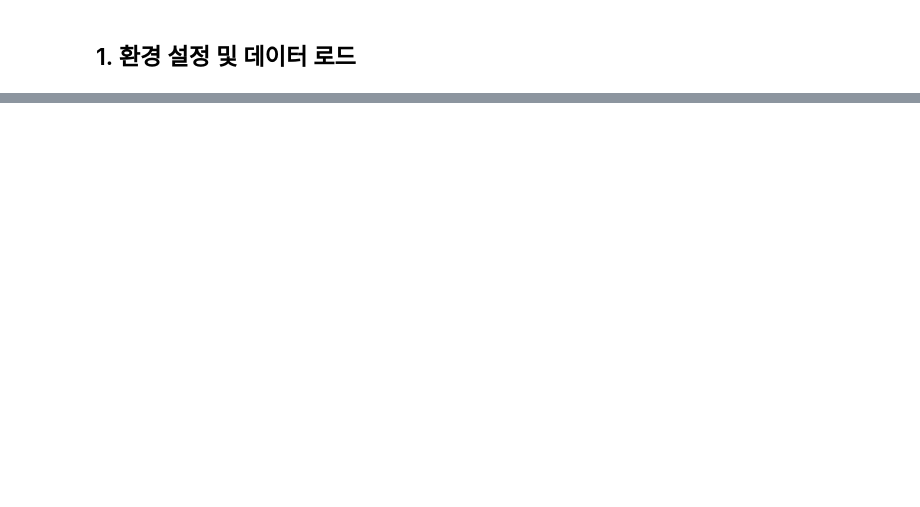
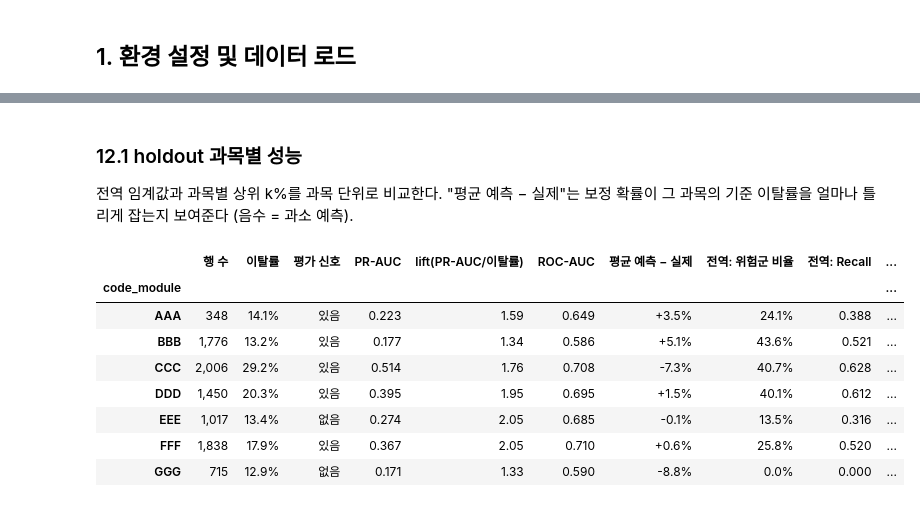
Before and after one commit to KimInSeok-DA/OULAD_Churn_Prediction-Personal, a Jupyter notebook: Notebooks/03_Modeling/01_Baseline_Models.ipynb, the cells around one changed output, grey strips where cells are left out. Drawn from its saved outputs; the diff is of its cells as text; code cells hidden in the pictures; blank space fills up the shorter version.

```diff
--- a/Notebooks/03_Modeling/01_Baseline_Models.ipynb
+++ b/Notebooks/03_Modeling/01_Baseline_Models.ipynb
@@ -854,0 +647,23 @@ CSV_files\모델링\holdout_predictions_n25.csv  (369.8 KB)
+# %%
+if ADOPT_REL:
+    final_term = {name: np.mean(split_scores(name, FINAL_NUM, TERM_SPLITS)) for name in LEARNERS}
+else:
+    final_term = term_table['학기 단위 평균'].to_dict()
+
+rank = pd.DataFrame({
+    'CV PR-AUC 평균': {n: np.mean(fold_pr[n]) for n in LEARNERS},
+    'CV 표준편차': {n: np.std(fold_pr[n]) for n in LEARNERS},
+    '학기 단위 평균': final_term,
+}).sort_values('CV PR-AUC 평균', ascending=False)
+rank['CV 순위'] = range(1, len(rank) + 1)
+rank['학기 단위 순위'] = rank['학기 단위 평균'].rank(ascending=False).astype(int)
+show(rank, {'CV PR-AUC 평균': '{:.4f}', 'CV 표준편차': '{:.4f}', '학기 단위 평균': '{:.4f}'})
+
+CHAMPION, RUNNER_UP = rank.index[0], rank.index[1]
+gap = rank.loc[CHAMPION, 'CV PR-AUC 평균'] - rank.loc[RUNNER_UP, 'CV PR-AUC 평균']
+paired = np.array(fold_pr[CHAMPION]) - np.array(fold_pr[RUNNER_UP])
+print(f'챔피언: {CHAMPION} / 2위: {RUNNER_UP}')
+print(f'차이 {gap:.4f} vs 1위 fold 표준편차 {rank.loc[CHAMPION, "CV 표준편차"]:.4f} → '
+      f'{"구분 가능" if gap >= rank.loc[CHAMPION, "CV 표준편차"] else "통계적으로 구분되지 않음"}')
+print(f'fold별 쌍대 차이: {np.round(paired, 4)} (챔피언 우세 {int((paired > 0).sum())}/{len(paired)})')
+print(f'학기 단위 1위: {rank["학기 단위 평균"].idxmax()} ({"CV 순위와 일치" if rank["학기 단위 평균"].idxmax() == CHAMPION else "CV 순위와 다름"})')
@@ -854,0 +1004,36 @@ CSV_files\모델링\holdout_predictions_n25.csv  (369.8 KB)
+# %% [markdown]
+### 12.1 holdout 과목별 성능
+
+전역 임계값과 과목별 상위 k%를 과목 단위로 비교한다. "평균 예측 − 실제"는 보정 확률이 그 과목의 기준 이탈률을 얼마나 틀리게 잡는지 보여준다
+(음수 = 과소 예측).
+# %%
+h_mod = module_table(hold_df, y_hold, hold_cal)
+g_flag_h = (hold_cal >= THRESHOLD).astype(int)
+m_flag_h = module_topk_flags(hold_df, hold_cal, TOPK)
+for m in h_mod.index:
+    mask = (hold_df['code_module'] == m).to_numpy()
+    yy = y_hold[mask]
+    h_mod.loc[m, '평균 예측 − 실제'] = hold_cal[mask].mean() - yy.mean()
+    h_mod.loc[m, '전역: 위험군 비율'] = g_flag_h[mask].mean()
+    h_mod.loc[m, '전역: Recall'] = recall_score(yy, g_flag_h[mask], zero_division=0)
+    h_mod.loc[m, '전역: Precision'] = precision_score(yy, g_flag_h[mask], zero_division=0)
+    h_mod.loc[m, f'과목별 {TOPK:.0%}: Recall'] = recall_score(yy, m_flag_h[mask], zero_division=0)
+    h_mod.loc[m, f'과목별 {TOPK:.0%}: Precision'] = precision_score(yy, m_flag_h[mask], zero_division=0)
+    h_mod.loc[m, '개발 OOF lift'] = mod_frames[CHAMPION].loc[m, 'lift(PR-AUC/이탈률)'] if m in mod_frames[CHAMPION].index else np.nan
+h_mod['비고'] = ''
+h_mod.loc[h_mod.index.intersection(['BBB']), '비고'] = '25일 내 평가가 가중치 0 TMA'
+h_mod.loc[h_mod.index.intersection(['GGG']), '비고'] = '기준 이탈률 상승 과목'
+fmt = {'행 수': '{:,}', '이탈률': '{:.1%}', 'PR-AUC': '{:.3f}', 'lift(PR-AUC/이탈률)': '{:.2f}', 'ROC-AUC': '{:.3f}',
+       '평균 예측 − 실제': '{:+.1%}', '전역: 위험군 비율': '{:.1%}', '개발 OOF lift': '{:.2f}'}
+fmt |= {c: '{:.3f}' for c in h_mod.columns if 'Recall' in c or 'Precision' in c}
+show(h_mod, fmt)
+# %% [output]
+|  | 행 수 | 이탈률 | 평가 신호 | PR-AUC | lift(PR-AUC/이탈률) | ROC-AUC | 평균 예측 − 실제 | 전역: 위험군 비율 | 전역: Recall | ... |
+| code_module |  |  |  |  |  |  |  |  |  | ... |
+| AAA | 348 | 14.1% | 있음 | 0.223 | 1.59 | 0.649 | +3.5% | 24.1% | 0.388 | ... |
+| BBB | 1,776 | 13.2% | 있음 | 0.177 | 1.34 | 0.586 | +5.1% | 43.6% | 0.521 | ... |
+| CCC | 2,006 | 29.2% | 있음 | 0.514 | 1.76 | 0.708 | -7.3% | 40.7% | 0.628 | ... |
+| DDD | 1,450 | 20.3% | 있음 | 0.395 | 1.95 | 0.695 | +1.5% | 40.1% | 0.612 | ... |
+| EEE | 1,017 | 13.4% | 없음 | 0.274 | 2.05 | 0.685 | -0.1% | 13.5% | 0.316 | ... |
+| FFF | 1,838 | 17.9% | 있음 | 0.367 | 2.05 | 0.710 | +0.6% | 25.8% | 0.520 | ... |
+| GGG | 715 | 12.9% | 없음 | 0.171 | 1.33 | 0.590 | -8.8% | 0.0% | 0.000 | ... |
```
Also changed, not shown: parts of 76 cells of this notebook, 6 other files.
